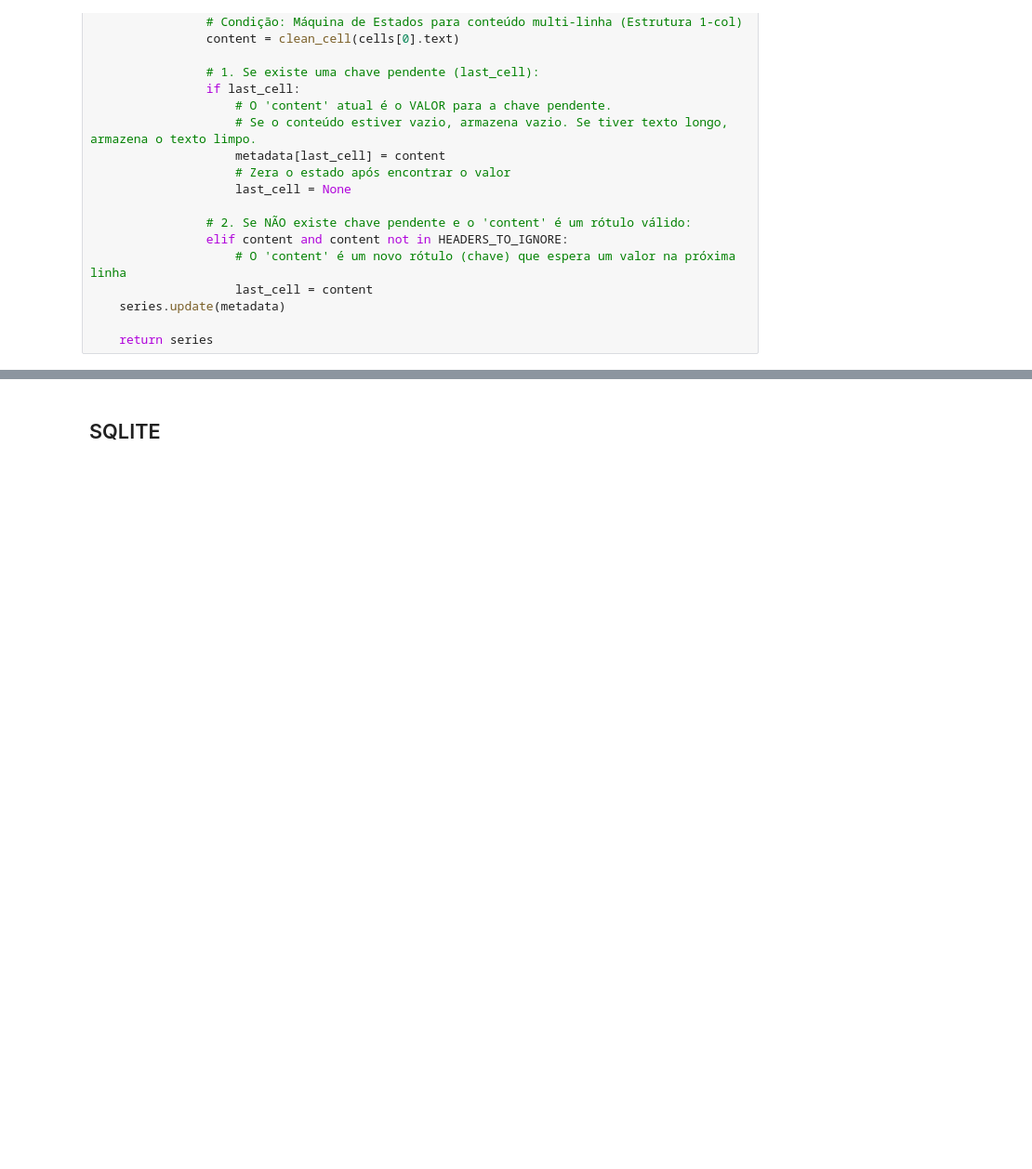
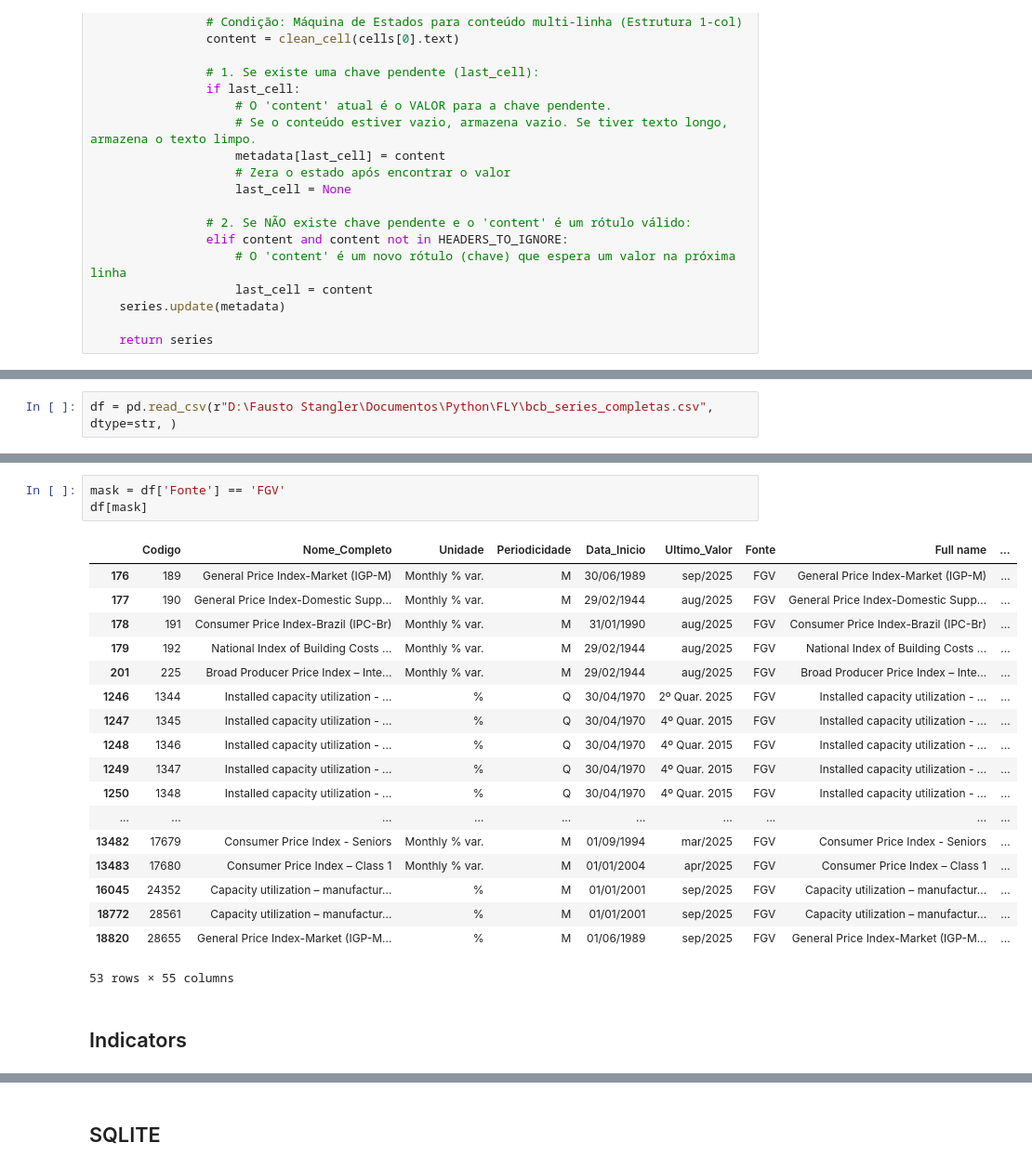
Before and after one commit to faustostangler/FLY, a Jupyter notebook: playgroung.ipynb, the cells around one changed output, grey strips where cells are left out. Shown at 93% size. Drawn from its saved outputs; the diff is of its cells as text; blank space fills up the shorter version.

```diff
--- a/playgroung.ipynb
+++ b/playgroung.ipynb
@@ -490,0 +509,2 @@ else:
+# %%
+df = pd.read_csv(r"D:\Fausto Stangler\Documentos\Python\FLY\bcb_series_completas.csv", dtype=str, )
@@ -490,0 +557,24 @@ else:
+# %%
+mask = df['Fonte'] == 'FGV'
+df[mask]
+# %% [output]
+|  | Codigo | Nome_Completo | Unidade | Periodicidade | Data_Inicio | Ultimo_Valor | Fonte | Full name | ... |
+| 176 | 189 | General Price Index-Market (IGP-M) | Monthly % var. | M | 30/06/1989 | sep/2025 | FGV | General Price Index-Market (IGP-M) | ... |
+| 177 | 190 | General Price Index-Domestic Supp... | Monthly % var. | M | 29/02/1944 | aug/2025 | FGV | General Price Index-Domestic Supp... | ... |
+| 178 | 191 | Consumer Price Index-Brazil (IPC-Br) | Monthly % var. | M | 31/01/1990 | aug/2025 | FGV | Consumer Price Index-Brazil (IPC-Br) | ... |
+| 179 | 192 | National Index of Building Costs ... | Monthly % var. | M | 29/02/1944 | aug/2025 | FGV | National Index of Building Costs ... | ... |
+| 201 | 225 | Broad Producer Price Index – Inte... | Monthly % var. | M | 29/02/1944 | aug/2025 | FGV | Broad Producer Price Index – Inte... | ... |
+| 1246 | 1344 | Installed capacity utilization - ... | % | Q | 30/04/1970 | 2º Quar. 2025 | FGV | Installed capacity utilization - ... | ... |
+| 1247 | 1345 | Installed capacity utilization - ... | % | Q | 30/04/1970 | 4º Quar. 2015 | FGV | Installed capacity utilization - ... | ... |
+| 1248 | 1346 | Installed capacity utilization - ... | % | Q | 30/04/1970 | 4º Quar. 2015 | FGV | Installed capacity utilization - ... | ... |
+| 1249 | 1347 | Installed capacity utilization - ... | % | Q | 30/04/1970 | 4º Quar. 2015 | FGV | Installed capacity utilization - ... | ... |
+| 1250 | 1348 | Installed capacity utilization - ... | % | Q | 30/04/1970 | 4º Quar. 2015 | FGV | Installed capacity utilization - ... | ... |
+| ... | ... | ... | ... | ... | ... | ... | ... | ... | ... |
+| 13482 | 17679 | Consumer Price Index - Seniors | Monthly % var. | M | 01/09/1994 | mar/2025 | FGV | Consumer Price Index - Seniors | ... |
+| 13483 | 17680 | Consumer Price Index – Class 1 | Monthly % var. | M | 01/01/2004 | apr/2025 | FGV | Consumer Price Index – Class 1 | ... |
+| 16045 | 24352 | Capacity utilization – manufactur... | % | M | 01/01/2001 | sep/2025 | FGV | Capacity utilization – manufactur... | ... |
+| 18772 | 28561 | Capacity utilization – manufactur... | % | M | 01/01/2001 | sep/2025 | FGV | Capacity utilization – manufactur... | ... |
+| 18820 | 28655 | General Price Index-Market (IGP-M... | % | M | 01/06/1989 | sep/2025 | FGV | General Price Index-Market (IGP-M... | ... |
+53 rows × 55 columns
+# %% [markdown]
+## Indicators
```
Also changed, not shown: parts of 14 cells of this notebook, 2 other files.
